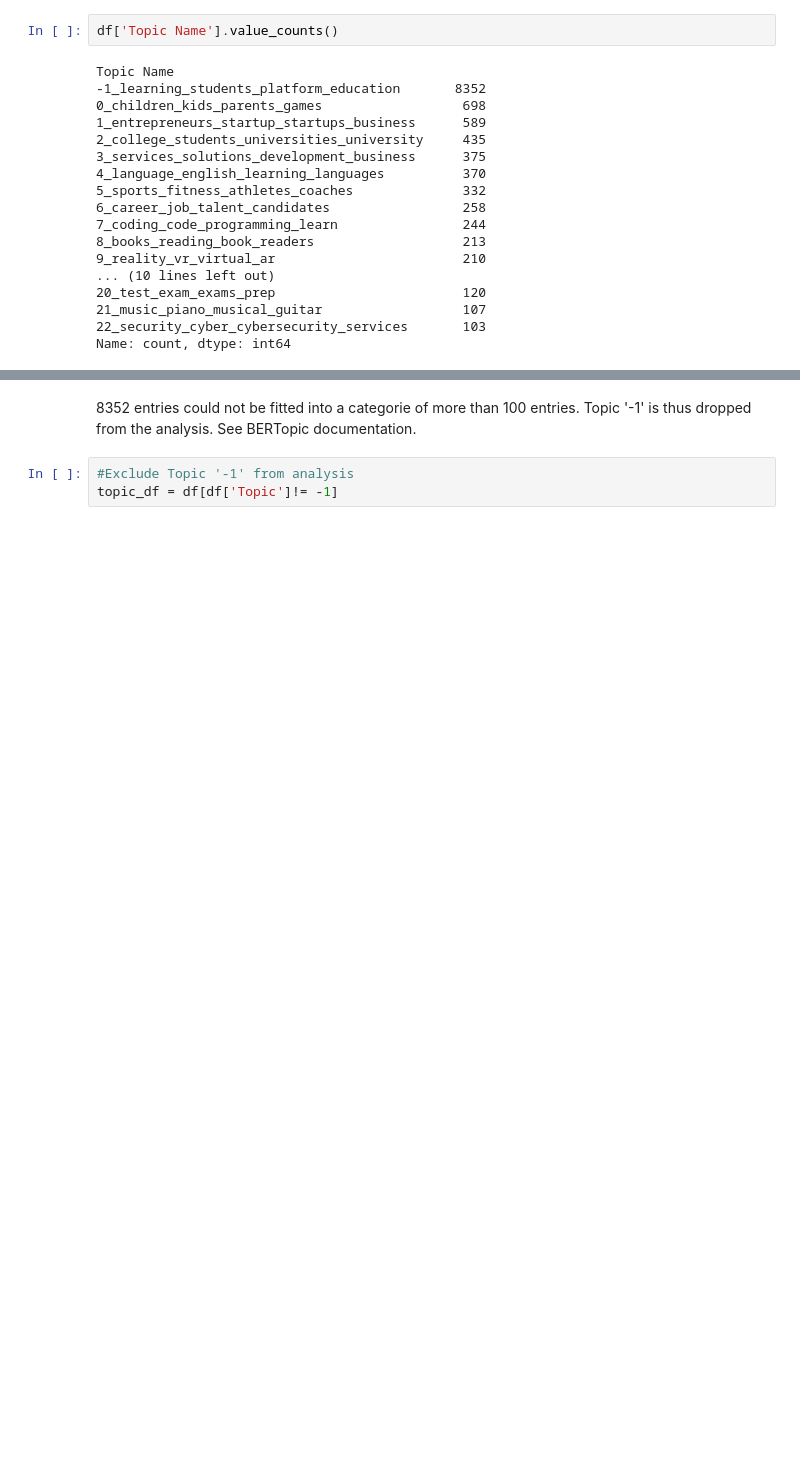
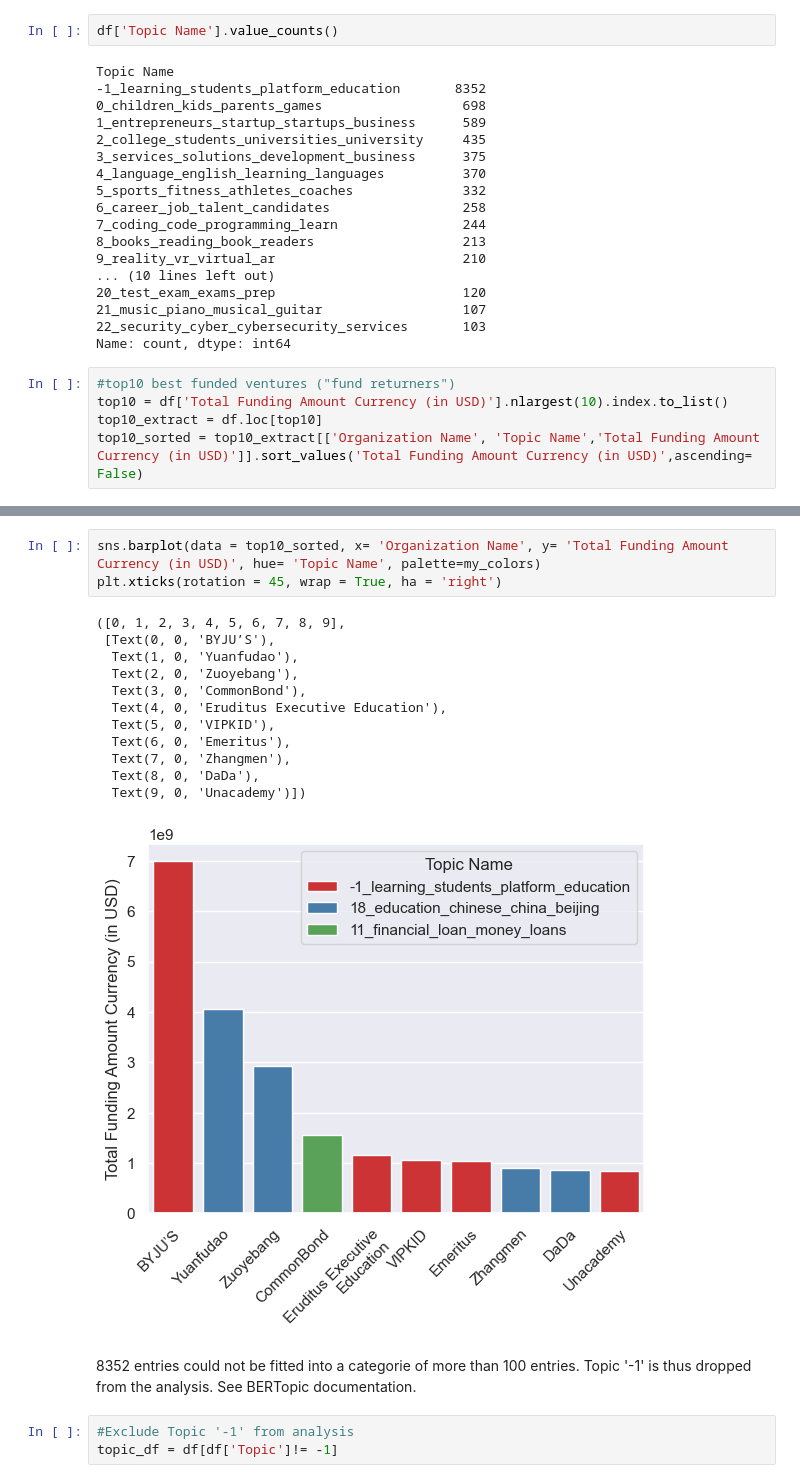
Before and after one commit to MarioMuehlematter/Education.ai, a Jupyter notebook: notebooks/Education.ai_Analysis+Plots.ipynb, the cells around one changed output, grey strips where cells are left out. Drawn from its saved outputs; the diff is of its cells as text; blank space fills up the shorter version.

Commit message:
added top10 plot

```diff
--- a/notebooks/Education.ai_Analysis+Plots.ipynb
+++ b/notebooks/Education.ai_Analysis+Plots.ipynb
@@ -258,3 +258,8 @@ Topic Name
 21_music_piano_musical_guitar                  107
 22_security_cyber_cybersecurity_services       103
 Name: count, dtype: int64
+# %%
+#top10 best funded ventures ("fund returners")
+top10 = df['Total Funding Amount Currency (in USD)'].nlargest(10).index.to_list()
+top10_extract = df.loc[top10]
+top10_sorted = top10_extract[['Organization Name', 'Topic Name','Total Funding Amount Currency (in USD)']].sort_values('Total Funding Amount Currency (in USD)',ascending= False)
@@ -261,3 +280,19 @@ Name: count, dtype: int64
+# %%
+sns.barplot(data = top10_sorted, x= 'Organization Name', y= 'Total Funding Amount Currency (in USD)', hue= 'Topic Name', palette=my_colors)
+plt.xticks(rotation = 45, wrap = True, ha = 'right')
+# %% [output]
+([0, 1, 2, 3, 4, 5, 6, 7, 8, 9],
+ [Text(0, 0, 'BYJU’S'),
+  Text(1, 0, 'Yuanfudao'),
+  Text(2, 0, 'Zuoyebang'),
+  Text(3, 0, 'CommonBond'),
+  Text(4, 0, 'Eruditus Executive Education'),
+  Text(5, 0, 'VIPKID'),
+  Text(6, 0, 'Emeritus'),
+  Text(7, 0, 'Zhangmen'),
+  Text(8, 0, 'DaDa'),
+  Text(9, 0, 'Unacademy')])
+[figure, added]
 # %% [markdown]
 8352 entries could not be fitted into a categorie of more than 100 entries. Topic '-1' is thus dropped from the analysis. See BERTopic documentation.
 # %%
```
Also changed, not shown: parts of 2 cells of this notebook.
